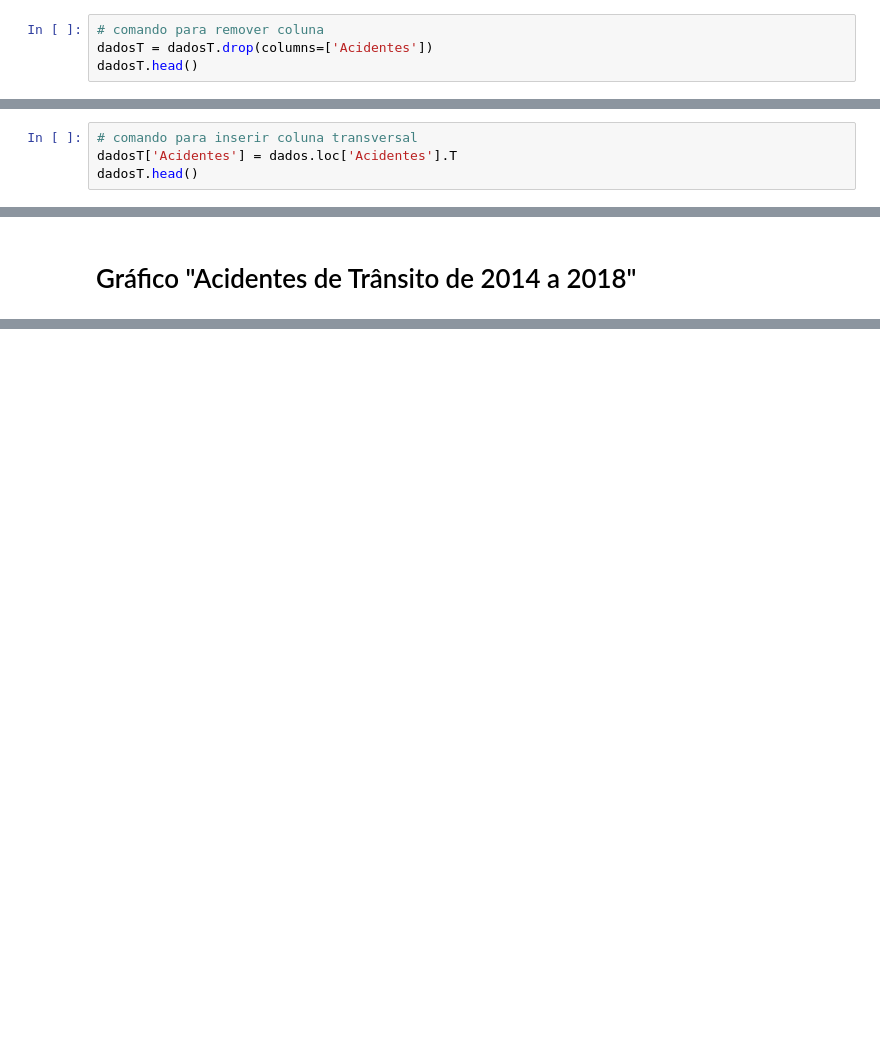
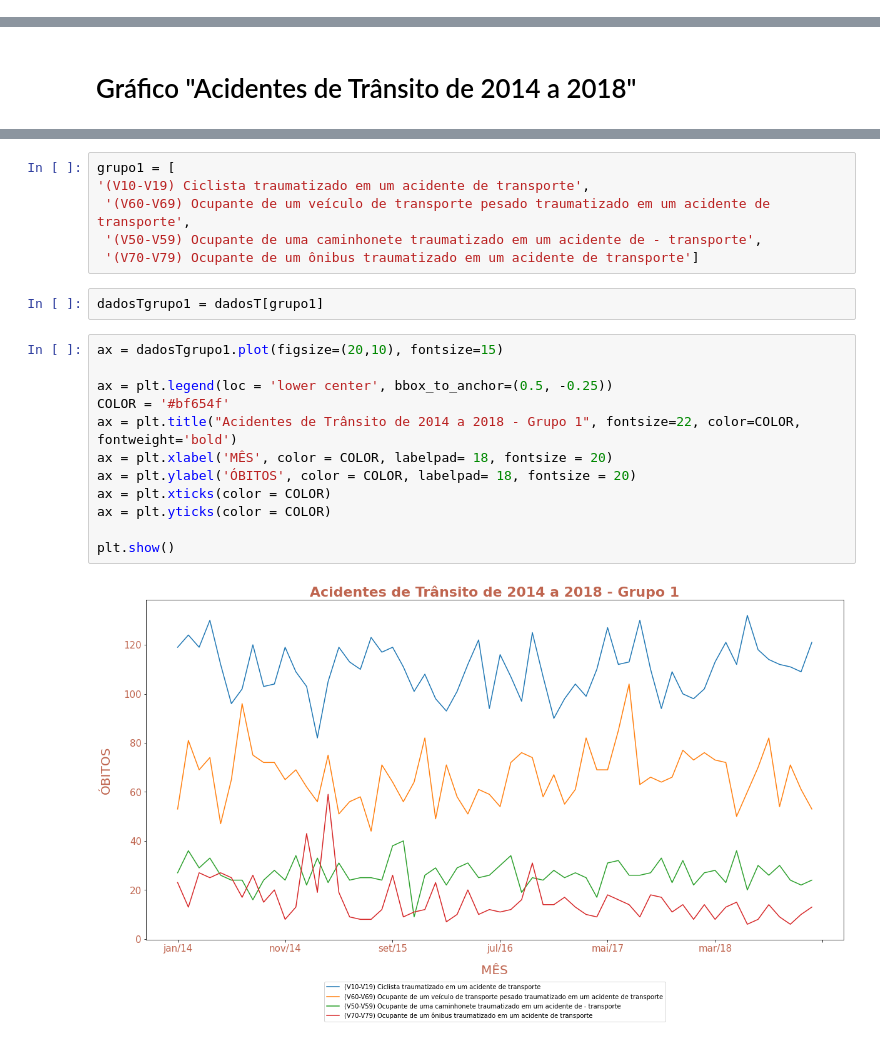
Before and after one commit to BrunoMinetti/BootcampAluraDataScienceAplicada2021, a Jupyter notebook: Bruno_Sanches_ProjetoMódulo01.ipynb, the cells around one changed output, grey strips where cells are left out. Saved outputs shown, nothing was run; the diff lists cells and outputs as text; blank space fills up the shorter version.

```diff
--- a/Bruno_Sanches_ProjetoMódulo01.ipynb
+++ b/Bruno_Sanches_ProjetoMódulo01.ipynb
@@ -247,4 +322,0 @@ Name: . Acidentes de transporte, dtype: float64
-# %%
-# comando para remover coluna
-dadosT = dadosT.drop(columns=['Acidentes'])
-dadosT.head()
@@ -258,4 +322,0 @@ dadosT.head()
-# %%
-# comando para inserir coluna transversal
-dadosT['Acidentes'] = dados.loc['Acidentes'].T
-dadosT.head()
@@ -334,0 +362,22 @@ Nosso levantamento leva em consideração o conceito de engenharia de trânsito
+# %%
+grupo1 = [
+'(V10-V19) Ciclista traumatizado em um acidente de transporte',
+ '(V60-V69) Ocupante de um veículo de transporte pesado traumatizado em um acidente de transporte',
+ '(V50-V59) Ocupante de uma caminhonete traumatizado em um acidente de - transporte',
+ '(V70-V79) Ocupante de um ônibus traumatizado em um acidente de transporte']
+# %%
+dadosTgrupo1 = dadosT[grupo1]
+# %%
+ax = dadosTgrupo1.plot(figsize=(20,10), fontsize=15)
+
+ax = plt.legend(loc = 'lower center', bbox_to_anchor=(0.5, -0.25))
+COLOR = '#bf654f'
+ax = plt.title("Acidentes de Trânsito de 2014 a 2018 - Grupo 1", fontsize=22, color=COLOR, fontweight='bold')
+ax = plt.xlabel('MÊS', color = COLOR, labelpad= 18, fontsize = 20)
+ax = plt.ylabel('ÓBITOS', color = COLOR, labelpad= 18, fontsize = 20)
+ax = plt.xticks(color = COLOR)
+ax = plt.yticks(color = COLOR)
+
+plt.show()
+# %% [output]
+[figure, added]
```
Also changed, not shown: parts of 100 cells of this notebook.
